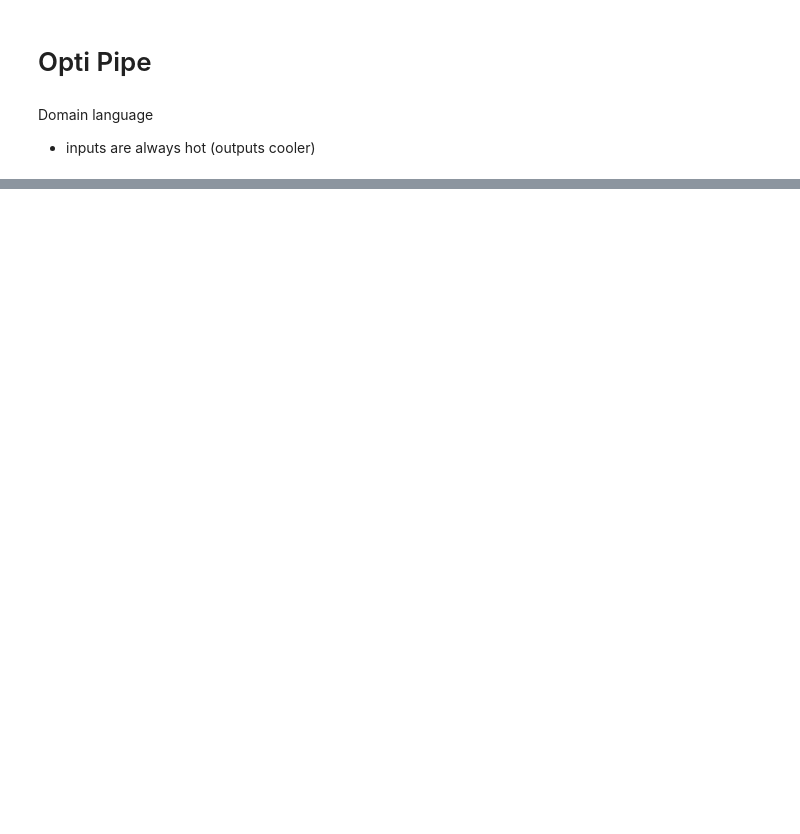
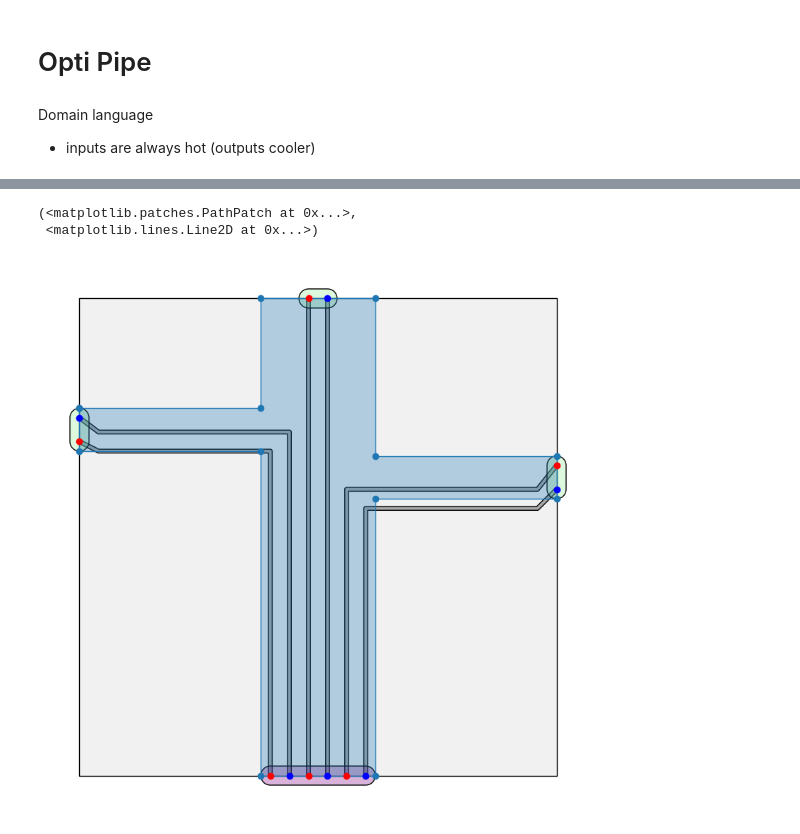
Before and after one commit to felixscode/opti-pipe, a Jupyter notebook: jupyter/prof.ipynb, the cells around one changed output, grey strips where cells are left out. Cells and saved outputs as stored; diff of their text form; code cells hidden in the pictures; blank space fills up the shorter version.

Commit message:
fixed naive router

```diff
--- a/jupyter/prof.ipynb
+++ b/jupyter/prof.ipynb
@@ -184,0 +54,10 @@ No solution found
+# %%
+from opti_pipe.router import Utils
+model.render()
+line_string = Utils.get_centerline(model,grid_size)
+from shapely.plotting import plot_polygon
+plot_polygon(line_string)
+# %% [output]
+(<matplotlib.patches.PathPatch at 0x...>,
+ <matplotlib.lines.Line2D at 0x...>)
+[figure, added]
```
Also changed, not shown: parts of 3 cells of this notebook, 3 other files.
